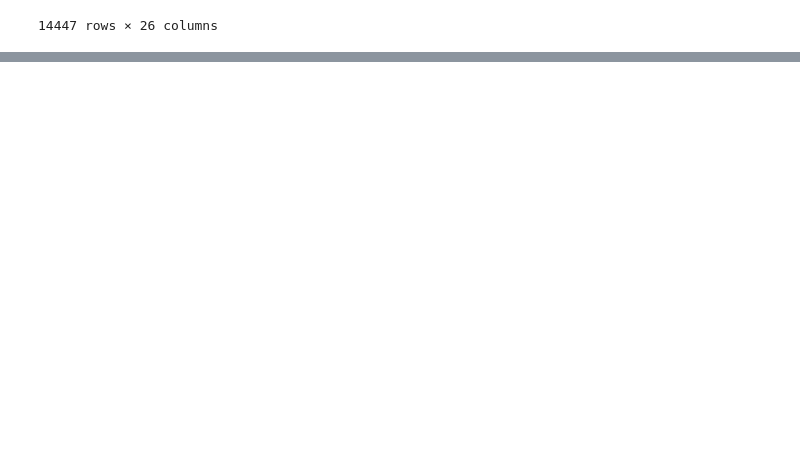
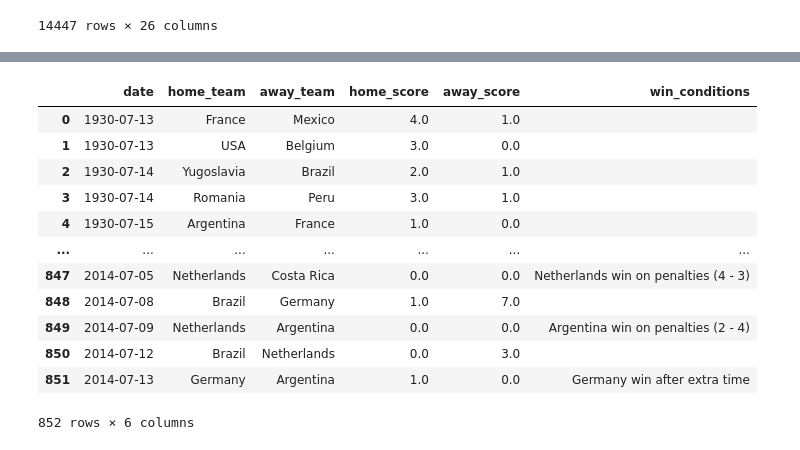
Before and after one commit to jmclement/road_to_qatar_2022, a Jupyter notebook: notebooks/Dataset Merge.ipynb, the cells around one changed output, grey strips where cells are left out. Saved outputs shown, nothing was run; the diff lists cells and outputs as text; code cells hidden in the pictures; blank space fills up the shorter version.

Commit message:
Updated the merge process for better data quality with only needed columns and a concat operation

```diff
--- a/notebooks/Dataset Merge.ipynb
+++ b/notebooks/Dataset Merge.ipynb
@@ -605,0 +641,10 @@ merged_worldcupmatches_int_df.to_csv (r'%s/merged_worldcupmatches_int_df.csv' %p
+# %%
+df1 =filtered_worldcupmatches_df[['Date','Home Team Name', 'Away Team Name', 'Home Team Goals', 'Away Team Goals','Win conditions']]
+# %%
+#df1['date','home_team','away_team','home_score','away_score','win_conditions']= df1
+df1.rename(columns={"Date": "date",
+                    "Home Team Name": "home_team",
+                    "Away Team Name": "away_team",
+                    "Home Team Goals": "home_score",
+                    "Away Team Goals": "away_score",
+                    "Win conditions": "win_conditions"}, inplace=True)
@@ -605,0 +656,2 @@ merged_worldcupmatches_int_df.to_csv (r'%s/merged_worldcupmatches_int_df.csv' %p
+# %%
+df2=non_world_cup_int_match
@@ -605,0 +703,20 @@ merged_worldcupmatches_int_df.to_csv (r'%s/merged_worldcupmatches_int_df.csv' %p
+# %%
+#df3 = df1.merge(df2, left_on='date', right_on='date', how='outer')
+frames = [df1, df2]
+df3 = pd.concat(frames)
+# %%
+df3[df3['win_conditions'].notnull()]
+# %% [output]
+|  | date | home_team | away_team | home_score | away_score | win_conditions |
+| 0 | 1930-07-13 | France | Mexico | 4.0 | 1.0 |  |
+| 1 | 1930-07-13 | USA | Belgium | 3.0 | 0.0 |  |
+| 2 | 1930-07-14 | Yugoslavia | Brazil | 2.0 | 1.0 |  |
+| 3 | 1930-07-14 | Romania | Peru | 3.0 | 1.0 |  |
+| 4 | 1930-07-15 | Argentina | France | 1.0 | 0.0 |  |
+| ... | ... | ... | ... | ... | ... | ... |
+| 847 | 2014-07-05 | Netherlands | Costa Rica | 0.0 | 0.0 | Netherlands win on penalties (4 - 3) |
+| 848 | 2014-07-08 | Brazil | Germany | 1.0 | 7.0 |  |
+| 849 | 2014-07-09 | Netherlands | Argentina | 0.0 | 0.0 | Argentina win on penalties (2 - 4) |
+| 850 | 2014-07-12 | Brazil | Netherlands | 0.0 | 3.0 |  |
+| 851 | 2014-07-13 | Germany | Argentina | 1.0 | 0.0 | Germany win after extra time |
+852 rows × 6 columns
```
Also changed, not shown: parts of 11 cells of this notebook.
